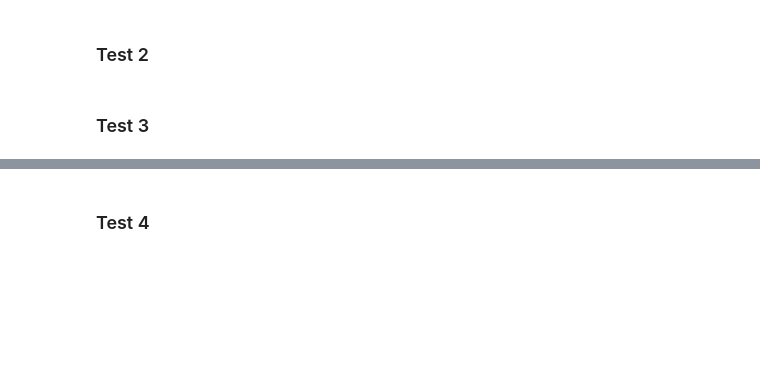
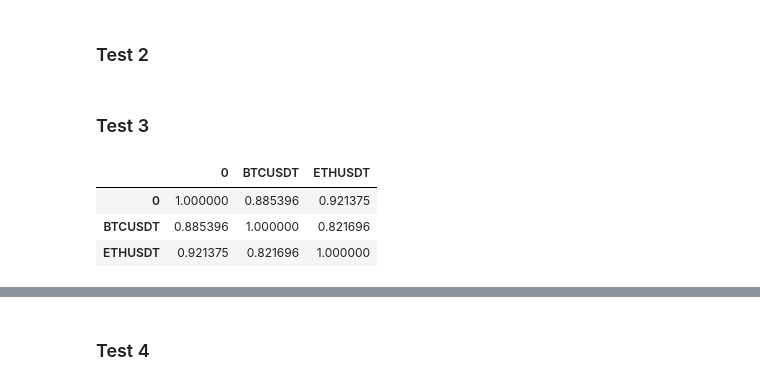
Before and after one commit to sunnyyang1576/btceth-momenum, a Jupyter notebook: Test.ipynb, the cells around one changed output, grey strips where cells are left out. Drawn from its saved outputs; the diff is of its cells as text; code cells hidden in the pictures; blank space fills up the shorter version.

```diff
--- a/Test.ipynb
+++ b/Test.ipynb
@@ -104 +106,8 @@ port_ret = port_ret.sum(axis=1)
+# %%
+result.corr()
+# %% [output]
+|  | 0 | BTCUSDT | ETHUSDT |
+| 0 | 1.000000 | 0.885396 | 0.921375 |
+| BTCUSDT | 0.885396 | 1.000000 | 0.821696 |
+| ETHUSDT | 0.921375 | 0.821696 | 1.000000 |
 # %%
```
Also changed, not shown: parts of 16 cells of this notebook.
